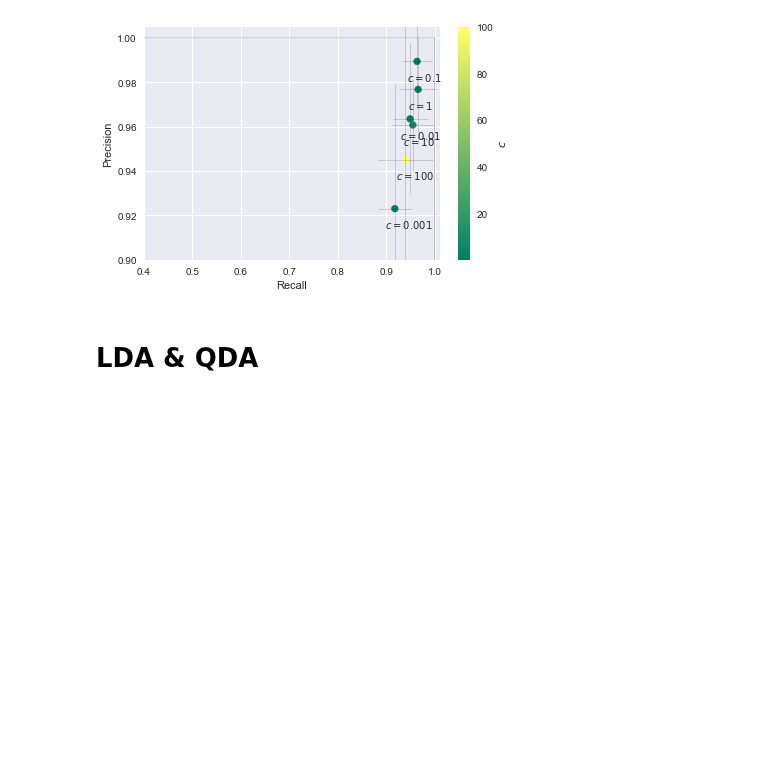
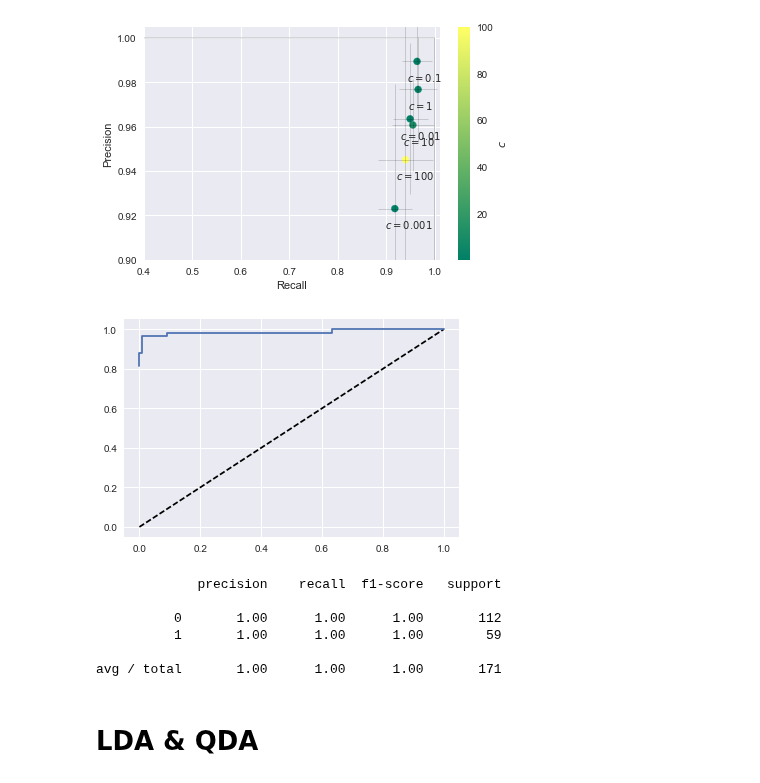
Before and after one commit to ahmadnish/FOML2017, a Jupyter notebook: neish.ipynb, the cells around one changed output. Drawn from its saved outputs; the diff is of its cells as text; code cells hidden in the pictures; blank space fills up the shorter version.

```diff
--- a/neish.ipynb
+++ b/neish.ipynb
@@ -290,6 +290,33 @@ def lr_plot(scores, tune_p, s):
 lr_plot(scores_lr, cs, 'logistic_regression')
 # %% [output]
 [figure]
+# %%
+# ROC curve on C = 0.1
+lr = LogisticRegression(C=1000)
+lr.fit(X_train_scaled, y_train)
+
+y_pred = lr.predict(X_test_scaled)
+# %%
+from sklearn.metrics import roc_curve
+
+y_pred_prob = lr.predict_proba(X_test_scaled)[:,1]
+fpr, tpr, thresholds = roc_curve(y_test, y_pred_prob)
+
+plt.plot([0,1],[0,1], 'k--')
+plt.plot(fpr, tpr, label='Logistic Regression')
+plt.show()
+# %% [output]
+[figure, added]
+# %%
+from sklearn.metrics import classification_report
+print(classification_report(y_test, y_pred))
+# %% [output]
+             precision    recall  f1-score   support
+
+          0       1.00      1.00      1.00       112
+          1       1.00      1.00      1.00        59
+
+avg / total       1.00      1.00      1.00       171
 # %%
 # lr = LogisticRegression().fit(X_train, y_train)
 # lr_01 = LogisticRegression().fit(X_train, y_train)
```
Also changed, not shown: parts of 5 cells of this notebook, 2 other files.
